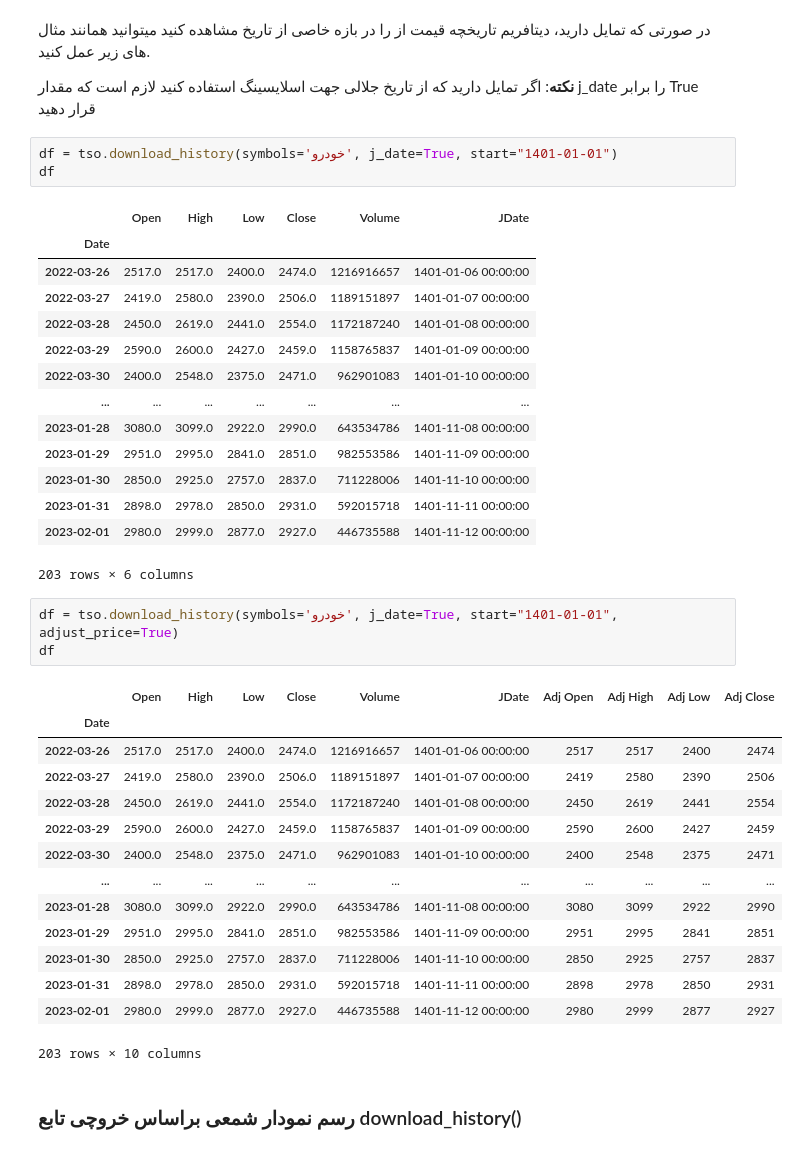
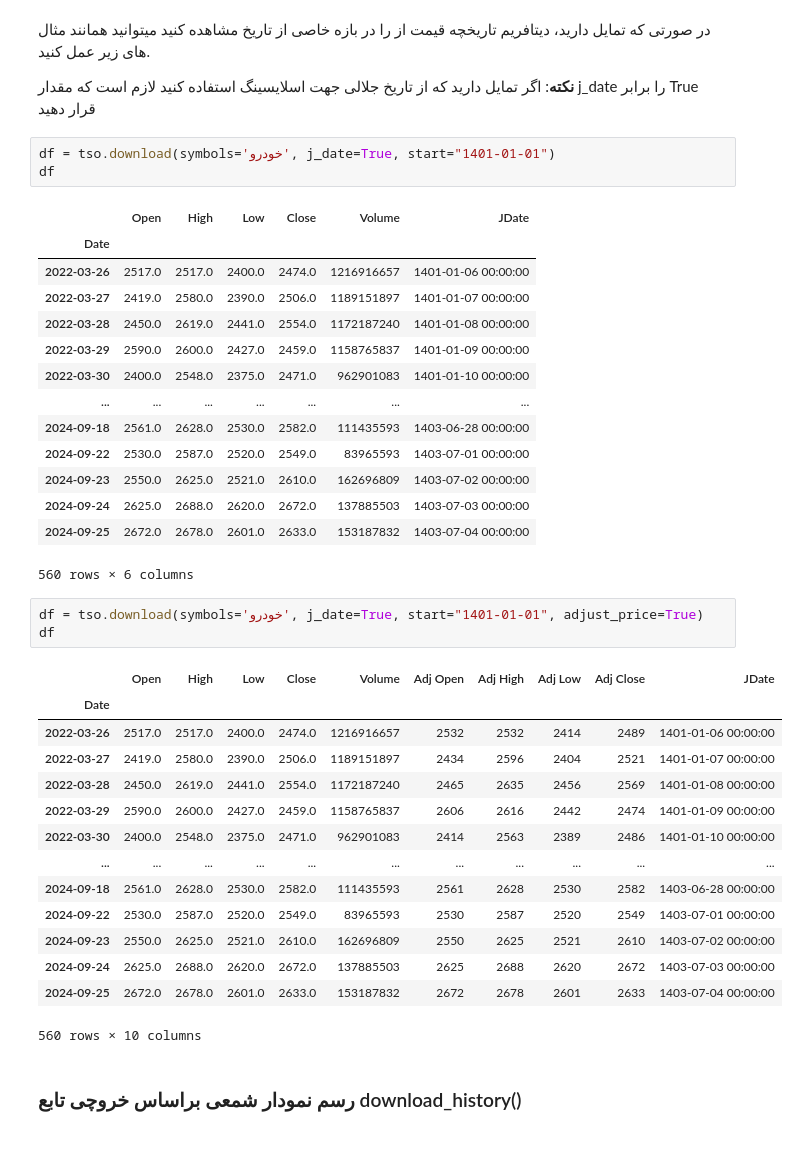
Before and after one commit to sm-sokout/tse-option, a Jupyter notebook: Example/Example.ipynb, the cells around one changed output. Drawn from its saved outputs; the diff is of its cells as text.

```diff
--- a/Example/Example.ipynb
+++ b/Example/Example.ipynb
@@ -88,7 +77,7 @@ Stock Price: 2032       RiskFreeRate: 25.79%    HV: 38.16%
 
 **نکته**: اگر تمایل دارید که از تاریخ جلالی جهت اسلایسینگ استفاده کنید لازم است که مقدار j_date را برابر True قرار دهید
 # %%
-df = tso.download_history(symbols='خودرو', j_date=True, start="1401-01-01")
+df = tso.download(symbols='خودرو', j_date=True, start="1401-01-01")
 df
 # %% [output]
 |  | Open | High | Low | Close | Volume | JDate |
@@ -99,30 +88,30 @@ df
 | 2022-03-29 | 2590.0 | 2600.0 | 2427.0 | 2459.0 | 1158765837 | 1401-01-09 00:00:00 |
 | 2022-03-30 | 2400.0 | 2548.0 | 2375.0 | 2471.0 | 962901083 | 1401-01-10 00:00:00 |
 | ... | ... | ... | ... | ... | ... | ... |
-| 2023-01-28 | 3080.0 | 3099.0 | 2922.0 | 2990.0 | 643534786 | 1401-11-08 00:00:00 |
-| 2023-01-29 | 2951.0 | 2995.0 | 2841.0 | 2851.0 | 982553586 | 1401-11-09 00:00:00 |
-| 2023-01-30 | 2850.0 | 2925.0 | 2757.0 | 2837.0 | 711228006 | 1401-11-10 00:00:00 |
-| 2023-01-31 | 2898.0 | 2978.0 | 2850.0 | 2931.0 | 592015718 | 1401-11-11 00:00:00 |
-| 2023-02-01 | 2980.0 | 2999.0 | 2877.0 | 2927.0 | 446735588 | 1401-11-12 00:00:00 |
+| 2024-09-18 | 2561.0 | 2628.0 | 2530.0 | 2582.0 | 111435593 | 1403-06-28 00:00:00 |
+| 2024-09-22 | 2530.0 | 2587.0 | 2520.0 | 2549.0 | 83965593 | 1403-07-01 00:00:00 |
+| 2024-09-23 | 2550.0 | 2625.0 | 2521.0 | 2610.0 | 162696809 | 1403-07-02 00:00:00 |
+| 2024-09-24 | 2625.0 | 2688.0 | 2620.0 | 2672.0 | 137885503 | 1403-07-03 00:00:00 |
+| 2024-09-25 | 2672.0 | 2678.0 | 2601.0 | 2633.0 | 153187832 | 1403-07-04 00:00:00 |
-203 rows × 6 columns
+560 rows × 6 columns
 # %%
-df = tso.download_history(symbols='خودرو', j_date=True, start="1401-01-01", adjust_price=True)
+df = tso.download(symbols='خودرو', j_date=True, start="1401-01-01", adjust_price=True)
 df
 # %% [output]
-|  | Open | High | Low | Close | Volume | JDate | Adj Open | Adj High | Adj Low | Adj Close |
+|  | Open | High | Low | Close | Volume | Adj Open | Adj High | Adj Low | Adj Close | JDate |
 | Date |  |  |  |  |  |  |  |  |  |  |
-| 2022-03-26 | 2517.0 | 2517.0 | 2400.0 | 2474.0 | 1216916657 | 1401-01-06 00:00:00 | 2517 | 2517 | 2400 | 2474 |
-| 2022-03-27 | 2419.0 | 2580.0 | 2390.0 | 2506.0 | 1189151897 | 1401-01-07 00:00:00 | 2419 | 2580 | 2390 | 2506 |
-| 2022-03-28 | 2450.0 | 2619.0 | 2441.0 | 2554.0 | 1172187240 | 1401-01-08 00:00:00 | 2450 | 2619 | 2441 | 2554 |
-| 2022-03-29 | 2590.0 | 2600.0 | 2427.0 | 2459.0 | 1158765837 | 1401-01-09 00:00:00 | 2590 | 2600 | 2427 | 2459 |
-| 2022-03-30 | 2400.0 | 2548.0 | 2375.0 | 2471.0 | 962901083 | 1401-01-10 00:00:00 | 2400 | 2548 | 2375 | 2471 |
+| 2022-03-26 | 2517.0 | 2517.0 | 2400.0 | 2474.0 | 1216916657 | 2532 | 2532 | 2414 | 2489 | 1401-01-06 00:00:00 |
+| 2022-03-27 | 2419.0 | 2580.0 | 2390.0 | 2506.0 | 1189151897 | 2434 | 2596 | 2404 | 2521 | 1401-01-07 00:00:00 |
+| 2022-03-28 | 2450.0 | 2619.0 | 2441.0 | 2554.0 | 1172187240 | 2465 | 2635 | 2456 | 2569 | 1401-01-08 00:00:00 |
+| 2022-03-29 | 2590.0 | 2600.0 | 2427.0 | 2459.0 | 1158765837 | 2606 | 2616 | 2442 | 2474 | 1401-01-09 00:00:00 |
+| 2022-03-30 | 2400.0 | 2548.0 | 2375.0 | 2471.0 | 962901083 | 2414 | 2563 | 2389 | 2486 | 1401-01-10 00:00:00 |
 | ... | ... | ... | ... | ... | ... | ... | ... | ... | ... | ... |
-| 2023-01-28 | 3080.0 | 3099.0 | 2922.0 | 2990.0 | 643534786 | 1401-11-08 00:00:00 | 3080 | 3099 | 2922 | 2990 |
-| 2023-01-29 | 2951.0 | 2995.0 | 2841.0 | 2851.0 | 982553586 | 1401-11-09 00:00:00 | 2951 | 2995 | 2841 | 2851 |
-| 2023-01-30 | 2850.0 | 2925.0 | 2757.0 | 2837.0 | 711228006 | 1401-11-10 00:00:00 | 2850 | 2925 | 2757 | 2837 |
-| 2023-01-31 | 2898.0 | 2978.0 | 2850.0 | 2931.0 | 592015718 | 1401-11-11 00:00:00 | 2898 | 2978 | 2850 | 2931 |
-| 2023-02-01 | 2980.0 | 2999.0 | 2877.0 | 2927.0 | 446735588 | 1401-11-12 00:00:00 | 2980 | 2999 | 2877 | 2927 |
+| 2024-09-18 | 2561.0 | 2628.0 | 2530.0 | 2582.0 | 111435593 | 2561 | 2628 | 2530 | 2582 | 1403-06-28 00:00:00 |
+| 2024-09-22 | 2530.0 | 2587.0 | 2520.0 | 2549.0 | 83965593 | 2530 | 2587 | 2520 | 2549 | 1403-07-01 00:00:00 |
+| 2024-09-23 | 2550.0 | 2625.0 | 2521.0 | 2610.0 | 162696809 | 2550 | 2625 | 2521 | 2610 | 1403-07-02 00:00:00 |
+| 2024-09-24 | 2625.0 | 2688.0 | 2620.0 | 2672.0 | 137885503 | 2625 | 2688 | 2620 | 2672 | 1403-07-03 00:00:00 |
+| 2024-09-25 | 2672.0 | 2678.0 | 2601.0 | 2633.0 | 153187832 | 2672 | 2678 | 2601 | 2633 | 1403-07-04 00:00:00 |
-203 rows × 10 columns
+560 rows × 10 columns
 # %% [markdown]
 ### رسم نمودار شمعی براساس خروچی تابع download_history()
 # %%
```
Also changed, not shown: parts of 8 cells of this notebook, 8 other files.
